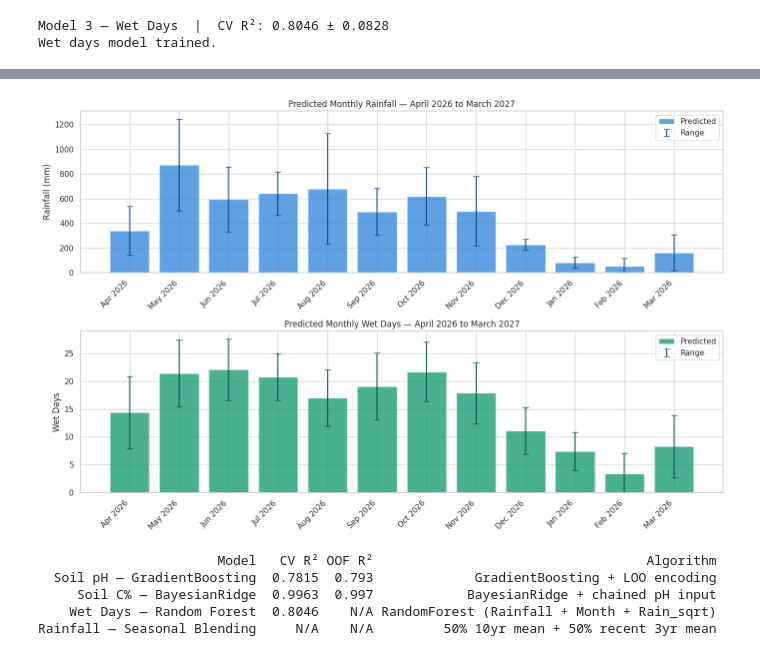
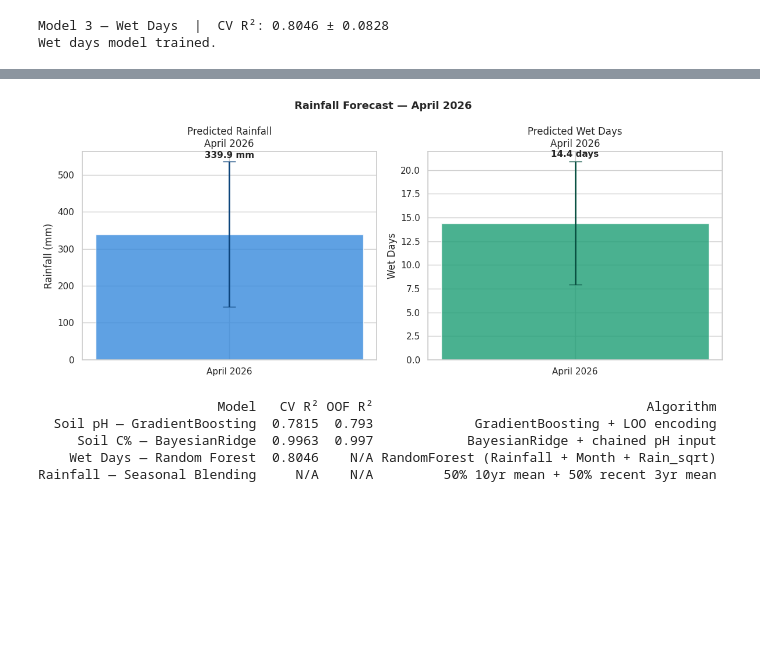
Before and after one commit to Akshatha7710/smart-tea-estate-management-system, a Jupyter notebook: Soil_Quality_Analysis_and_Predictive_Model.ipynb, the cells around one changed output, grey strips where cells are left out. Saved outputs shown, nothing was run; the diff lists cells and outputs as text; code cells hidden in the pictures; blank space fills up the shorter version.

Commit message:
Limit rainfall forecast to next month only for accuracy

```diff
--- a/Soil_Quality_Analysis_and_Predictive_Model.ipynb
+++ b/Soil_Quality_Analysis_and_Predictive_Model.ipynb
@@ -578,40 +569,43 @@ print(forecast_df.to_string(index=False))
-# %%
-# =============================================================
-# 13. FORECAST VISUALISATIONS
-# =============================================================
-
-fig, axes = plt.subplots(2, 1, figsize=(14, 9))
-x = range(len(forecast_df))
-labels = [r['Month'][:3]+' '+r['Year'][:4] for _,r in forecast_df.iterrows()]
-
-axes[0].bar(x, forecast_df['Predicted_Rainfall_mm'],
-            color='#378ADD', alpha=0.8, label='Predicted')
-axes[0].errorbar(x, forecast_df['Predicted_Rainfall_mm'],
-                 yerr=[forecast_df['Predicted_Rainfall_mm']-forecast_df['Rainfall_Low_mm'],
-                       forecast_df['Rainfall_High_mm']-forecast_df['Predicted_Rainfall_mm']],
-                 fmt='none', color='#0C447C', capsize=4, linewidth=1.5, label='Range')
-axes[0].set_xticks(x)
-axes[0].set_xticklabels(labels, rotation=45, ha='right')
-axes[0].set_ylabel('Rainfall (mm)')
-axes[0].set_title('Predicted Monthly Rainfall — April 2026 to March 2027')
-axes[0].legend()
-
-axes[1].bar(x, forecast_df['Predicted_Wet_Days'],
-            color='#1D9E75', alpha=0.8, label='Predicted')
-axes[1].errorbar(x, forecast_df['Predicted_Wet_Days'],
-                 yerr=[forecast_df['Predicted_Wet_Days']-forecast_df['WetDays_Low'],
-                       forecast_df['WetDays_High']-forecast_df['Predicted_Wet_Days']],
-                 fmt='none', color='#085041', capsize=4, linewidth=1.5, label='Range')
-axes[1].set_xticks(x)
-axes[1].set_xticklabels(labels, rotation=45, ha='right')
-axes[1].set_ylabel('Wet Days')
-axes[1].set_title('Predicted Monthly Wet Days — April 2026 to March 2027')
-axes[1].legend()
-
-plt.tight_layout()
-plt.show()
-# %% [output]
-[figure, removed]
+# %%
+# =============================================================
+# 13. FORECAST VISUALISATION — NEXT MONTH
+# =============================================================
+
+fig, axes = plt.subplots(1, 2, figsize=(12, 5))
+
+month_label = f"{forecast_df['Month'].iloc[0]} {forecast_df['Year'].iloc[0]}"
+
+# Rainfall bar
+rain_pred = forecast_df['Predicted_Rainfall_mm'].iloc[0]
+rain_low  = forecast_df['Rainfall_Low_mm'].iloc[0]
+rain_high = forecast_df['Rainfall_High_mm'].iloc[0]
+axes[0].bar([month_label], [rain_pred], color='#378ADD', alpha=0.8)
+axes[0].errorbar([month_label], [rain_pred],
+                 yerr=[[rain_pred - rain_low], [rain_high - rain_pred]],
+                 fmt='none', color='#0C447C', capsize=8, linewidth=2)
+axes[0].set_ylabel('Rainfall (mm)')
+axes[0].set_title(f'Predicted Rainfall\n{month_label}')
+axes[0].text(0, rain_pred + (rain_high-rain_pred) + 10,
+             f'{rain_pred} mm', ha='center', fontsize=11, fontweight='bold')
+
+# Wet days bar
+wd_pred = forecast_df['Predicted_Wet_Days'].iloc[0]
+wd_low  = forecast_df['WetDays_Low'].iloc[0]
+wd_high = forecast_df['WetDays_High'].iloc[0]
+axes[1].bar([month_label], [wd_pred], color='#1D9E75', alpha=0.8)
+axes[1].errorbar([month_label], [wd_pred],
+                 yerr=[[wd_pred - wd_low], [wd_high - wd_pred]],
+                 fmt='none', color='#085041', capsize=8, linewidth=2)
+axes[1].set_ylabel('Wet Days')
+axes[1].set_title(f'Predicted Wet Days\n{month_label}')
+axes[1].text(0, wd_pred + (wd_high-wd_pred) + 0.5,
+             f'{wd_pred} days', ha='center', fontsize=11, fontweight='bold')
+
+plt.suptitle(f'Rainfall Forecast — {month_label}', fontsize=13, fontweight='bold')
+plt.tight_layout()
+plt.show()
+# %% [output]
+[figure, added]
 # %%
 # =============================================================
 # 14. PERFORMANCE SUMMARY
```
Also changed, not shown: parts of 2 cells of this notebook.
